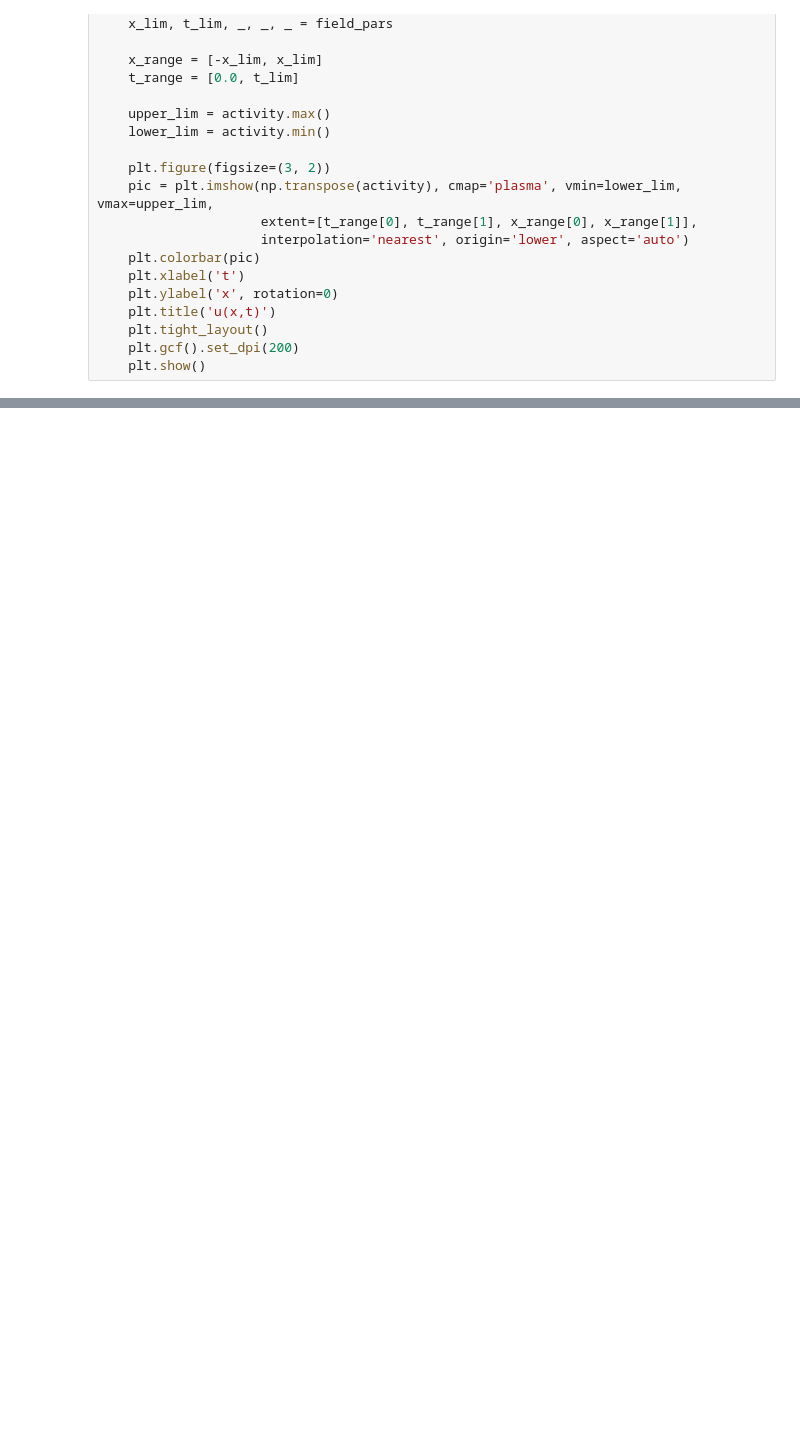
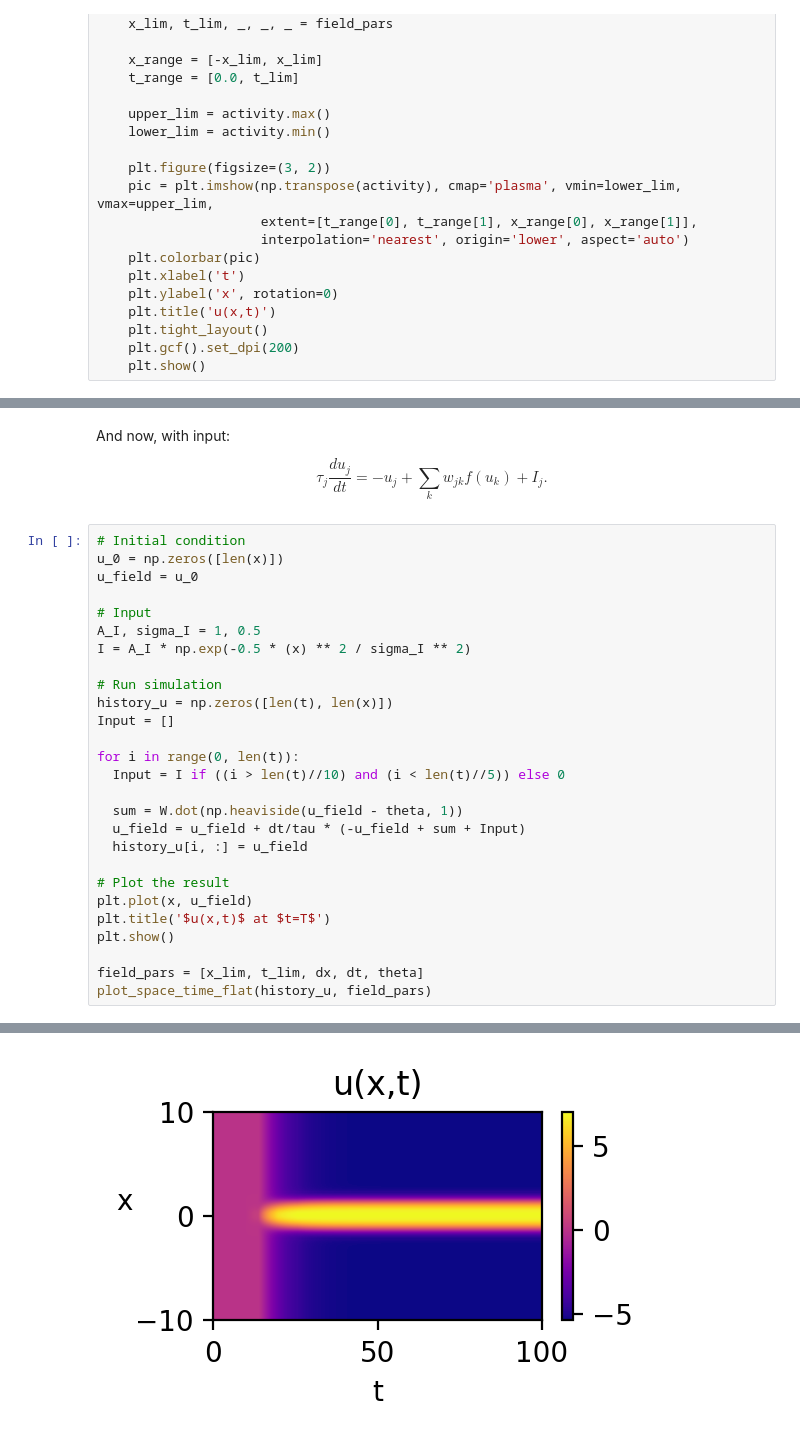
Before and after one commit to w-wojtak/learning_algos, a Jupyter notebook: large_network.ipynb, the cells around one changed output, grey strips where cells are left out. Cells and saved outputs as stored; diff of their text form; blank space fills up the shorter version.

```diff
--- a/large_network.ipynb
+++ b/large_network.ipynb
@@ -79,0 +82,32 @@ plt.show()
+# %% [markdown]
+And now, with input:
+
+$$\tau_j \frac{du_j}{dt} = -u_j + \sum_{k}w_{jk}f(u_k) + I_j.$$
+# %%
+# Initial condition
+u_0 = np.zeros([len(x)])
+u_field = u_0
+
+# Input
+A_I, sigma_I = 1, 0.5
+I = A_I * np.exp(-0.5 * (x) ** 2 / sigma_I ** 2)
+
+# Run simulation
+history_u = np.zeros([len(t), len(x)])
+Input = []
+
+for i in range(0, len(t)):
+  Input = I if ((i > len(t)//10) and (i < len(t)//5)) else 0
+
+  sum = W.dot(np.heaviside(u_field - theta, 1))
+  u_field = u_field + dt/tau * (-u_field + sum + Input)
+  history_u[i, :] = u_field
+
+# Plot the result
+plt.plot(x, u_field)
+plt.title('$u(x,t)$ at $t=T$')
+plt.show()
+
+field_pars = [x_lim, t_lim, dx, dt, theta]
+plot_space_time_flat(history_u, field_pars)
+# %% [output]
@@ -79,0 +115 @@ plt.show()
+[figure, added]
```
Also changed, not shown: parts of 5 cells of this notebook.
